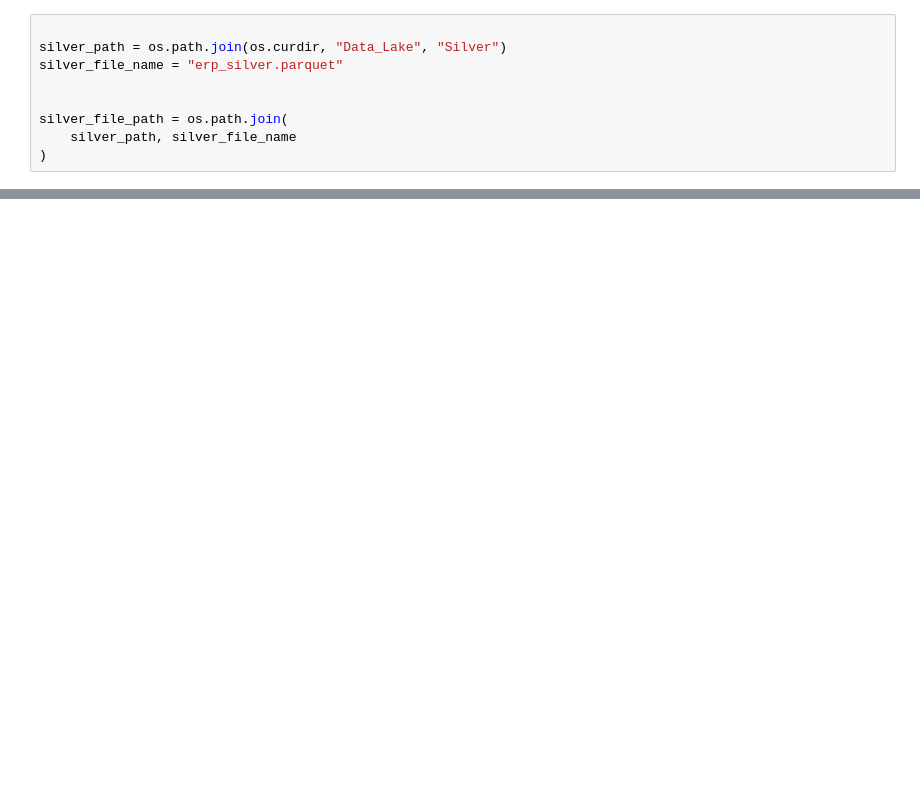
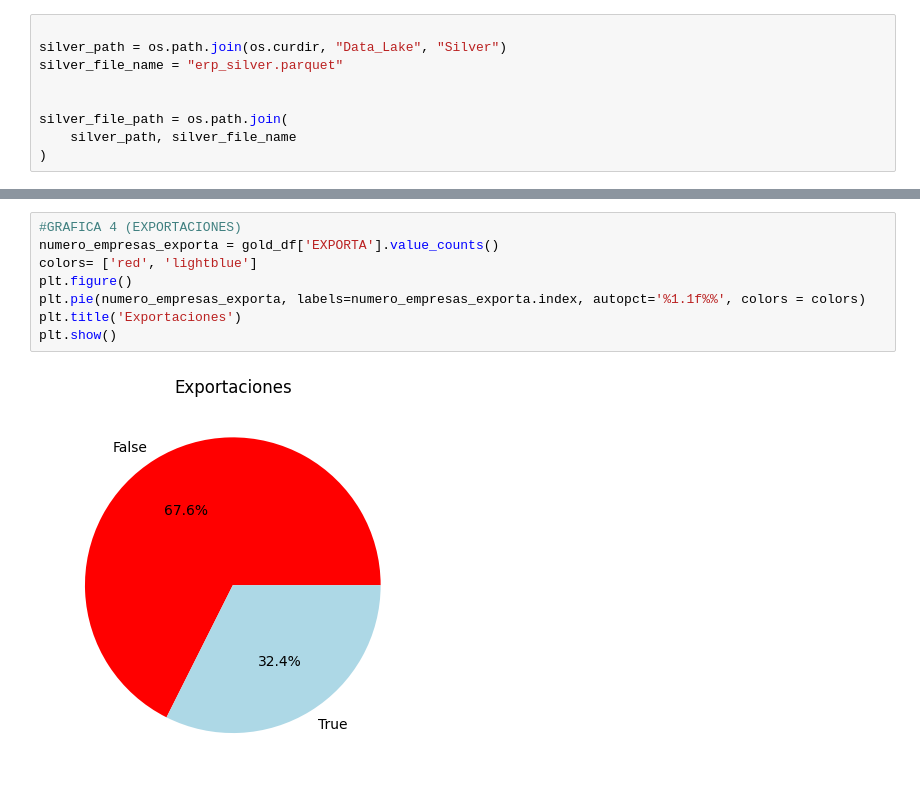
Before and after one commit to Joelcabas/excel, a Jupyter notebook: oro.ipynb, the cells around one changed output, grey strips where cells are left out. Drawn from its saved outputs; the diff is of its cells as text; blank space fills up the shorter version.

```diff
--- a/oro.ipynb
+++ b/oro.ipynb
@@ -23,0 +199,10 @@ gold_df.head()
+# %%
+#GRAFICA 4 (EXPORTACIONES)
+numero_empresas_exporta = gold_df['EXPORTA'].value_counts()
+colors= ['red', 'lightblue']
+plt.figure()
+plt.pie(numero_empresas_exporta, labels=numero_empresas_exporta.index, autopct='%1.1f%%', colors = colors)
+plt.title('Exportaciones')
+plt.show()
+# %% [output]
+[figure, added]
```
Also changed, not shown: parts of 17 cells of this notebook.
